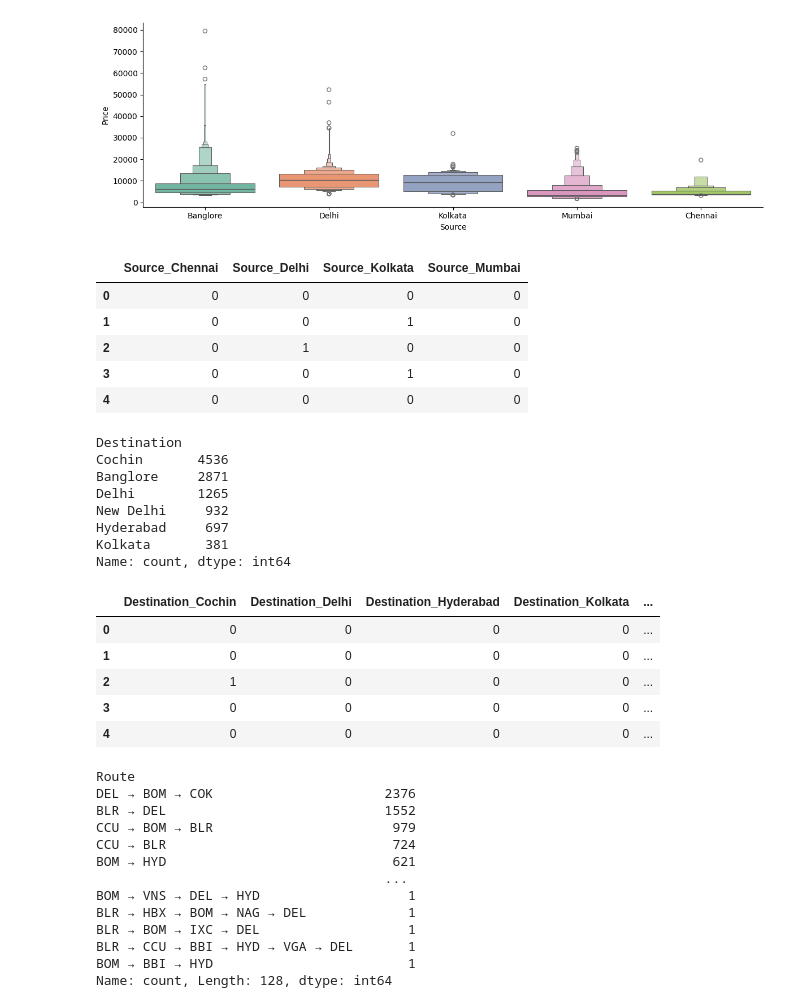
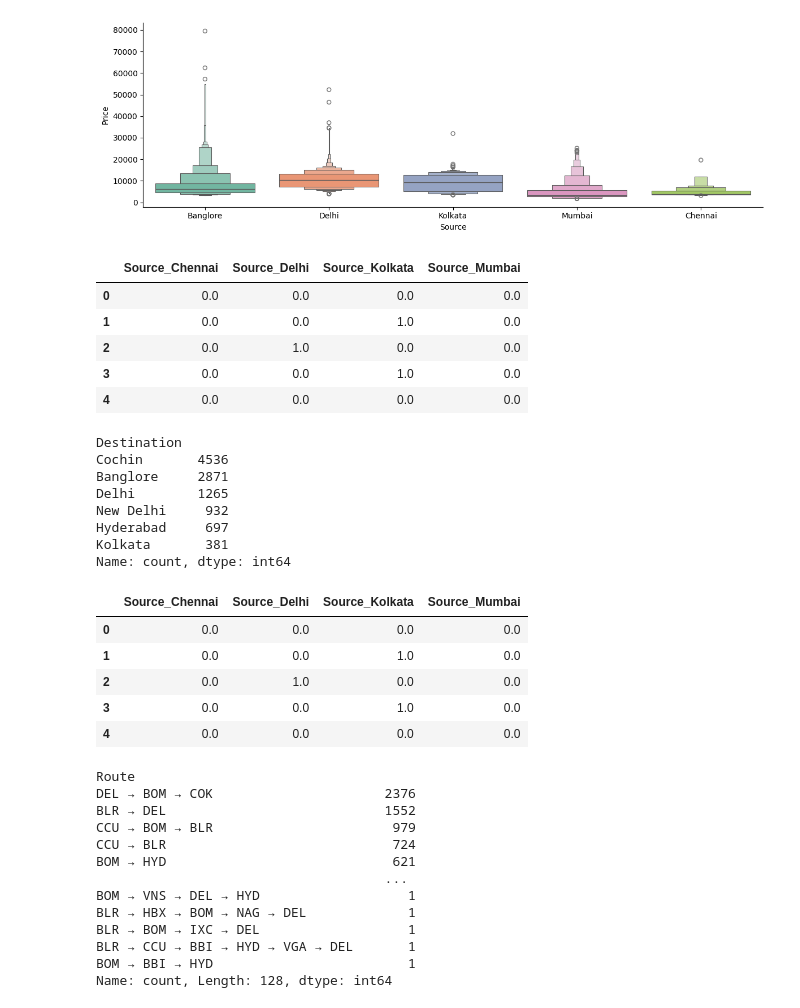
Before and after one commit to Komal-Mandal/AirFair_Vista, a Jupyter notebook: Flightprice.ipynb, the cells around one changed output. Drawn from its saved outputs; the diff is of its cells as text; code cells hidden in the pictures.

```diff
--- a/Flightprice.ipynb
+++ b/Flightprice.ipynb
@@ -275,18 +320,23 @@ Passing `palette` without assigning `hue` is deprecated and will be removed in v
 # %%
 # As Source is Nominal Categorical data we will perform OneHotEncoding
 
-Source = df[["Source"]]
+ohe_source = OneHotEncoder(drop='first', sparse_output=False)
 
-Source = pd.get_dummies(Source, drop_first= True,dtype=int)
+encoded_source = ohe_source.fit_transform(df[["Source"]])
 
-Source.head()
+source_df = pd.DataFrame(
+    encoded_source,
+    columns=ohe_source.get_feature_names_out(["Source"])
+)
+
+source_df.head()
 # %% [output]
 |  | Source_Chennai | Source_Delhi | Source_Kolkata | Source_Mumbai |
-| 0 | 0 | 0 | 0 | 0 |
-| 1 | 0 | 0 | 1 | 0 |
-| 2 | 0 | 1 | 0 | 0 |
-| 3 | 0 | 0 | 1 | 0 |
-| 4 | 0 | 0 | 0 | 0 |
+| 0 | 0.0 | 0.0 | 0.0 | 0.0 |
+| 1 | 0.0 | 0.0 | 1.0 | 0.0 |
+| 2 | 0.0 | 1.0 | 0.0 | 0.0 |
+| 3 | 0.0 | 0.0 | 1.0 | 0.0 |
+| 4 | 0.0 | 0.0 | 0.0 | 0.0 |
 # %%
 df["Destination"].value_counts()
 # %% [output]
@@ -298,19 +348,26 @@ New Delhi     932
 Hyderabad     697
 Kolkata       381
 Name: count, dtype: int64
-# %%
-Destination = df[["Destination"]]
-
-Destination= pd.get_dummies(Destination, drop_first = True,dtype=int)
-
-Destination.head()
-# %% [output]
-|  | Destination_Cochin | Destination_Delhi | Destination_Hyderabad | Destination_Kolkata | ... |
-| 0 | 0 | 0 | 0 | 0 | ... |
-| 1 | 0 | 0 | 0 | 0 | ... |
-| 2 | 1 | 0 | 0 | 0 | ... |
-| 3 | 0 | 0 | 0 | 0 | ... |
-| 4 | 0 | 0 | 0 | 0 | ... |
+# %%
+# As Destination is Nominal Categorical data we will perform OneHotEncoding
+
+ohe_source = OneHotEncoder(drop='first', sparse_output=False)
+
+encoded_Des = ohe_source.fit_transform(df[["Destination"]])
+
+Des_df = pd.DataFrame(
+    encoded_Des,
+    columns=ohe_source.get_feature_names_out(["Destination"])
+)
+
+source_df.head()
+# %% [output]
+|  | Source_Chennai | Source_Delhi | Source_Kolkata | Source_Mumbai |
+| 0 | 0.0 | 0.0 | 0.0 | 0.0 |
+| 1 | 0.0 | 0.0 | 1.0 | 0.0 |
+| 2 | 0.0 | 1.0 | 0.0 | 0.0 |
+| 3 | 0.0 | 0.0 | 1.0 | 0.0 |
+| 4 | 0.0 | 0.0 | 0.0 | 0.0 |
 # %%
 df["Route"].value_counts()
 # %% [output]
```
Also changed, not shown: parts of 53 cells of this notebook, 6 other files.
